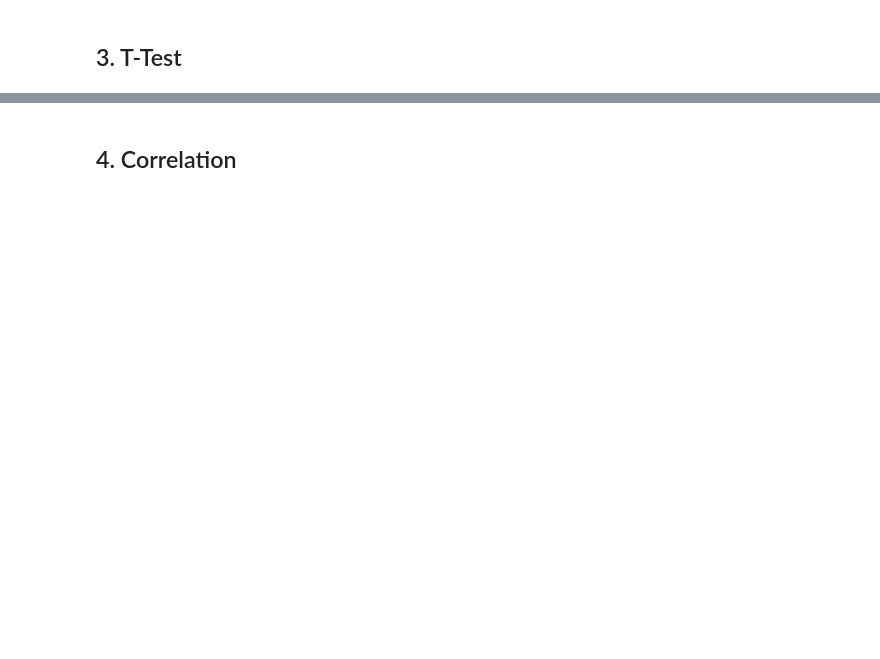
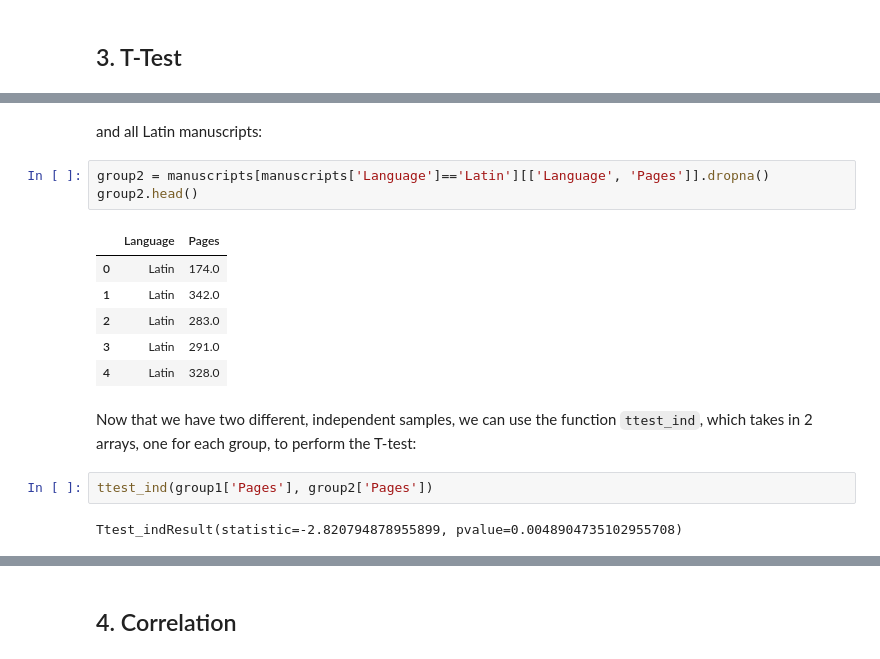
Before and after one commit to ds-modules/MEDST-250, a Jupyter notebook: 03-Intro_to_Stats/Statistics.ipynb, the cells around one changed output, grey strips where cells are left out. Cells and saved outputs as stored; diff of their text form; blank space fills up the shorter version.

Commit message:
added explanations for T-tests

```diff
--- a/03-Intro_to_Stats/Statistics.ipynb
+++ b/03-Intro_to_Stats/Statistics.ipynb
@@ -284,0 +307,18 @@ Ttest_indResult(statistic=-2.820794878955899, pvalue=0.0048904735102955708)
+# %% [markdown]
+and all Latin manuscripts:
+# %%
+group2 = manuscripts[manuscripts['Language']=='Latin'][['Language', 'Pages']].dropna()
+group2.head()
+# %% [output]
+|  | Language | Pages |
+| 0 | Latin | 174.0 |
+| 1 | Latin | 342.0 |
+| 2 | Latin | 283.0 |
+| 3 | Latin | 291.0 |
+| 4 | Latin | 328.0 |
+# %% [markdown]
+Now that we have two different, independent samples, we can use the function `ttest_ind`, which takes in 2 arrays, one for each group, to perform the T-test:
+# %%
+ttest_ind(group1['Pages'], group2['Pages'])
+# %% [output]
+Ttest_indResult(statistic=-2.820794878955899, pvalue=0.0048904735102955708)
```
Also changed, not shown: parts of 16 cells of this notebook.
